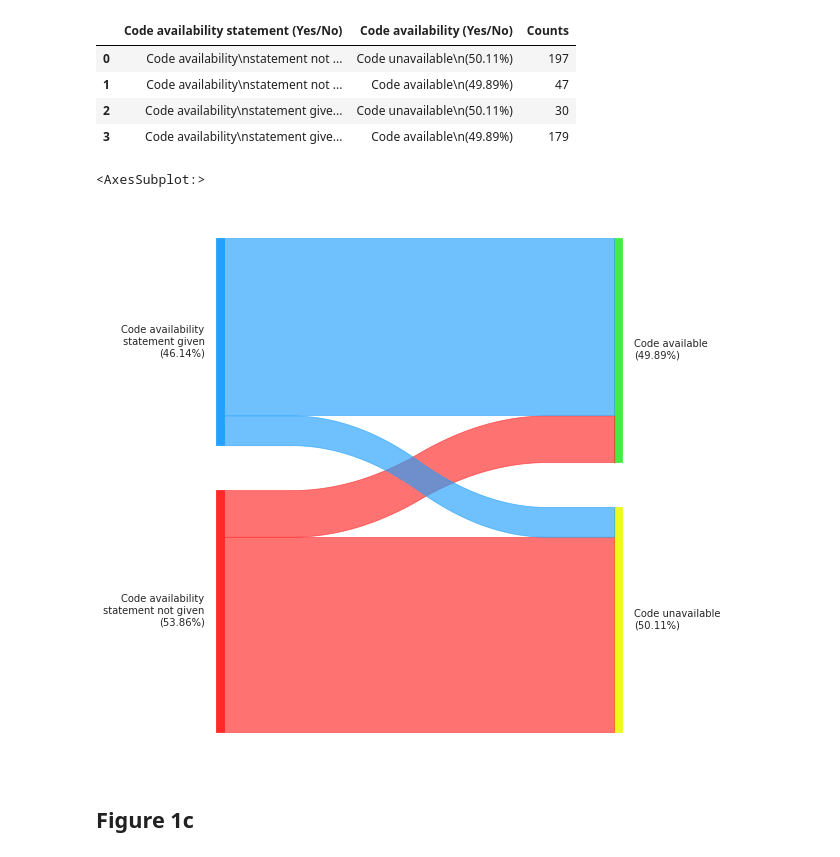
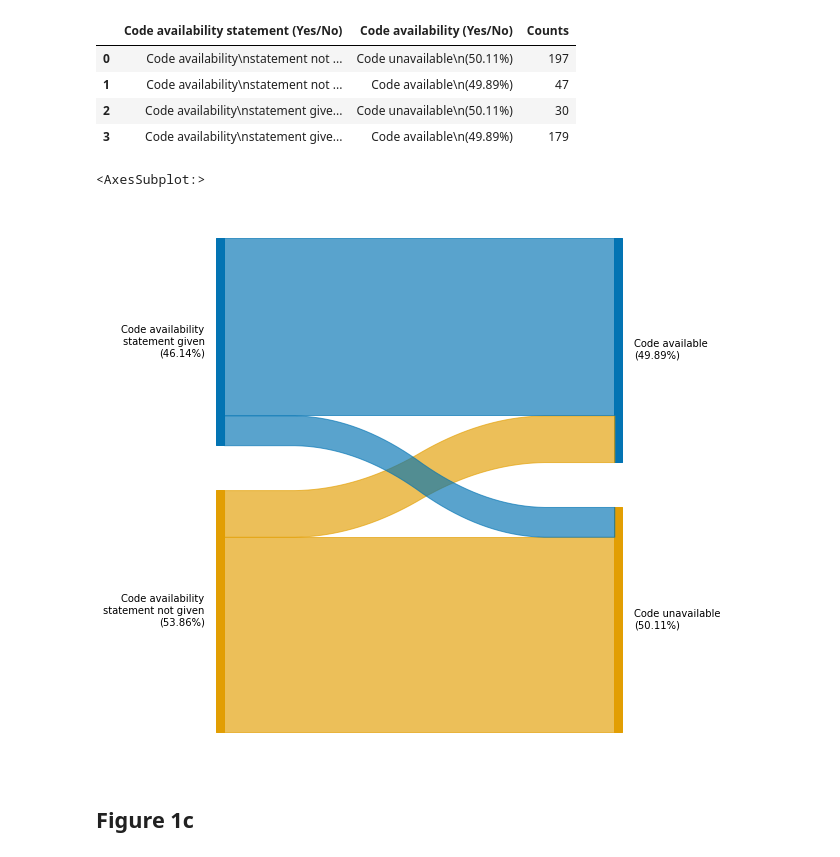
Before and after one commit to Mangul-Lab-USC/code-availability, a Jupyter notebook: notebooks/Figures.ipynb, the cells around one changed output. Cells and saved outputs as stored; diff of their text form; code cells hidden in the pictures.

```diff
--- a/notebooks/Figures.ipynb
+++ b/notebooks/Figures.ipynb
@@ -163,26 +144,26 @@ df_temp
 # %%
 plt.figure(figsize=(8, 10))
 rcParams['font.family'] = 'sans-serif'
 category_labels = [
     'Code availability\nstatement not given\n(' + str(df_code_avail_statement['Percentage'][0]) +'%)',
     'Code availability\nstatement given\n(' + str(df_code_avail_statement['Percentage'][1]) + '%)',
     'Code unavailable\n(' + str(df_code_avail['Percentage'][0]) + '%)',
     'Code available\n(' + str(df_code_avail['Percentage'][1]) + '%)'
 ]
-colors = ["#fe2626","#21a0fc","#eef91a","#40ee40"]
-
+#colors = ["#fe2626","#21a0fc","#eef91a","#40ee40"]
+colors = ["#e29d00","#0072B2","#e29d00","#0072B2"]
 #colors = sns.color_palette("pastel")
 color_dict = {}
 for i, label in enumerate(category_labels):
     color_dict[label] = colors[i]
 
 sankey(
     left=df_temp['Code availability statement (Yes/No)'].values, right=df_temp['Code availability (Yes/No)'].values,  rightWeight=df_temp['Counts'].values.astype(float), leftWeight=df_temp['Counts'].values.astype(float), aspect=20,
     fontsize=10,colorDict=color_dict
 )
 # %% [output]
 <AxesSubplot:>
-[figure, old version]
+[figure, new version]
 # %% [markdown]
 ## Figure 1c
 # %%
```
Also changed, not shown: parts of 87 cells of this notebook, 18 other files.
